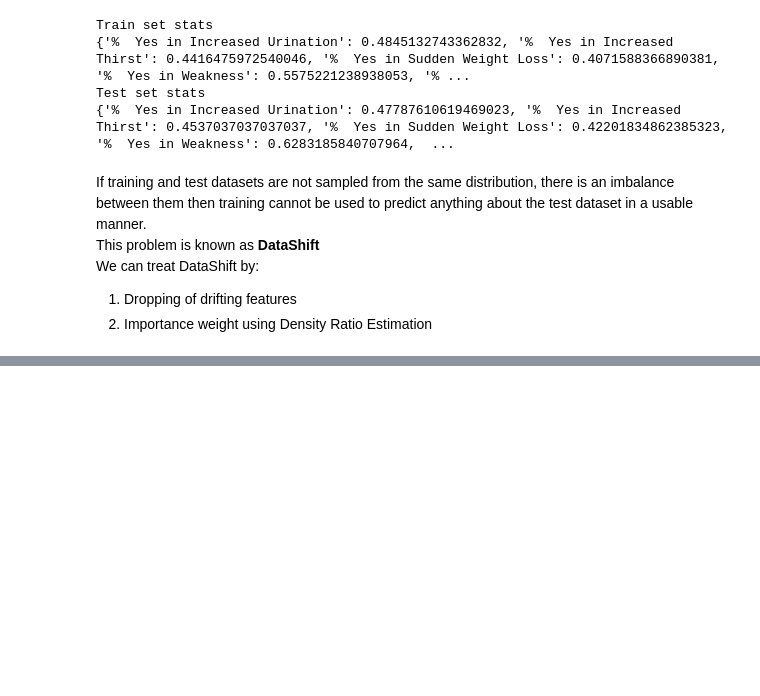
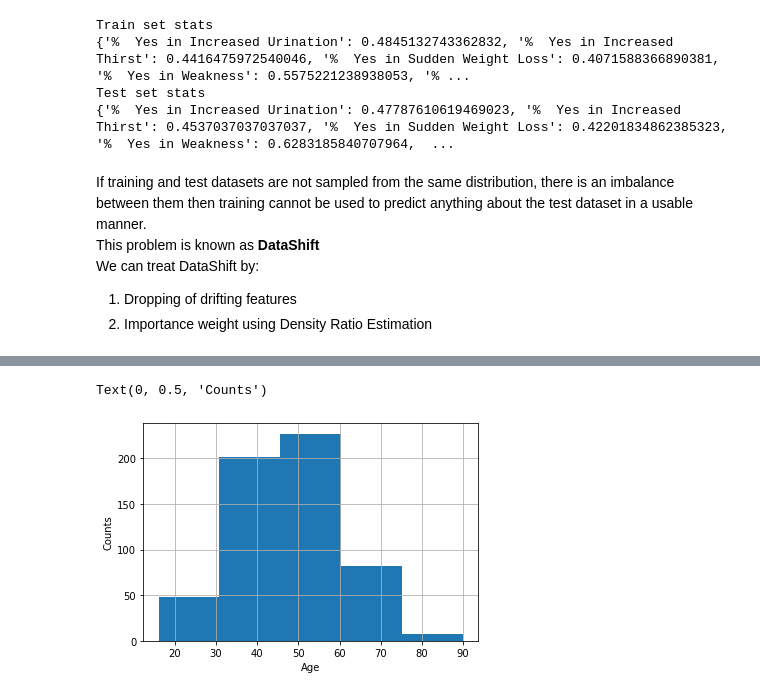
Before and after one commit to mlh-master/hw2_mlh-daniel-omer, a Jupyter notebook: HW2_MLH.ipynb, the cells around one changed output, grey strips where cells are left out. Drawn from its saved outputs; the diff is of its cells as text; code cells hidden in the pictures; blank space fills up the shorter version.

```diff
--- a/HW2_MLH.ipynb
+++ b/HW2_MLH.ipynb
@@ -140,0 +166,7 @@ We can treat DataShift by:
+# %%
+age_hist=df_raw["Age"].hist(bins=5)
+age_hist.set_xlabel("Age")
+age_hist.set_ylabel("Counts")
+# %% [output]
+Text(0, 0.5, 'Counts')
+[figure, added]
```
Also changed, not shown: parts of 8 cells of this notebook.
